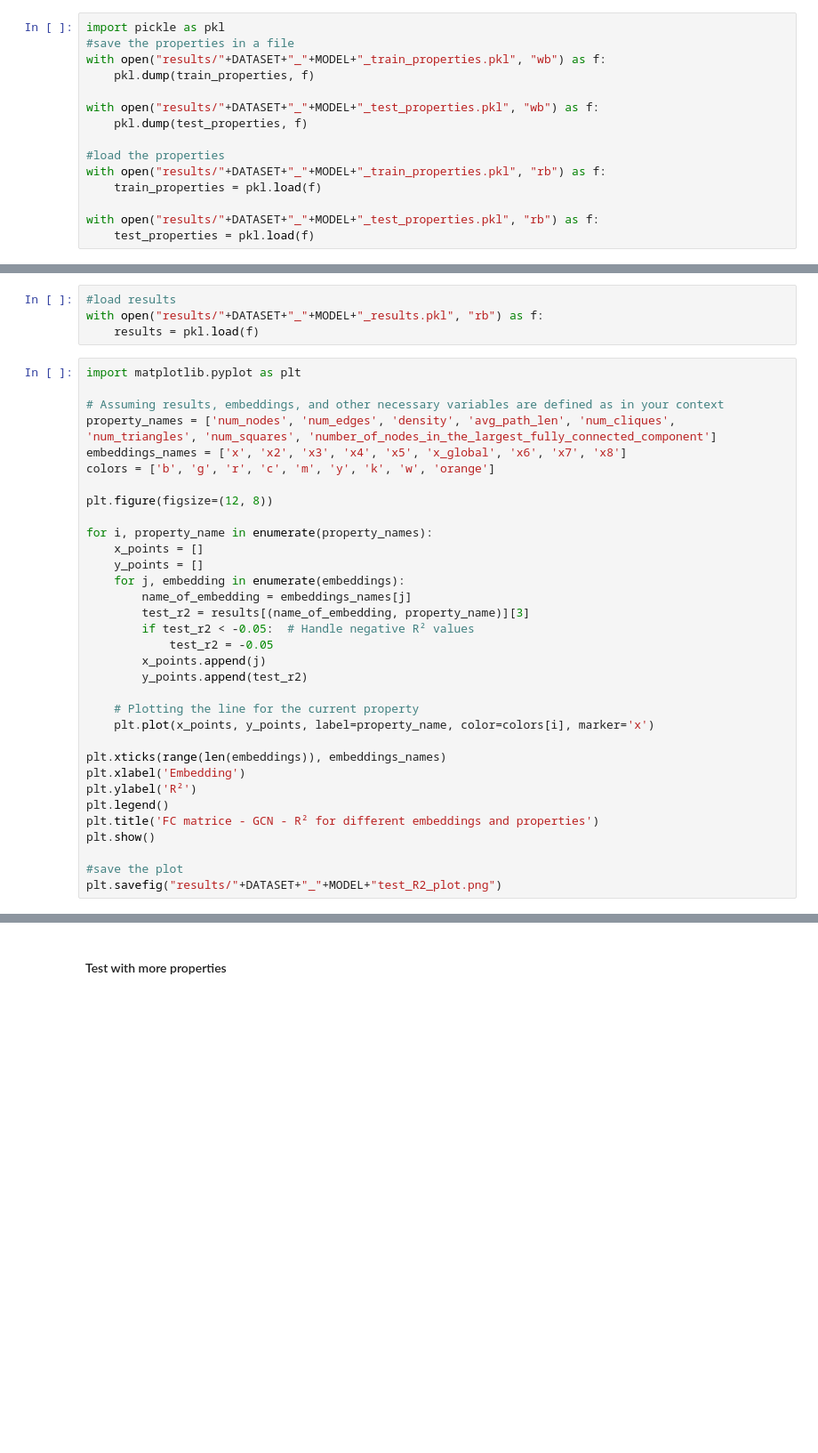
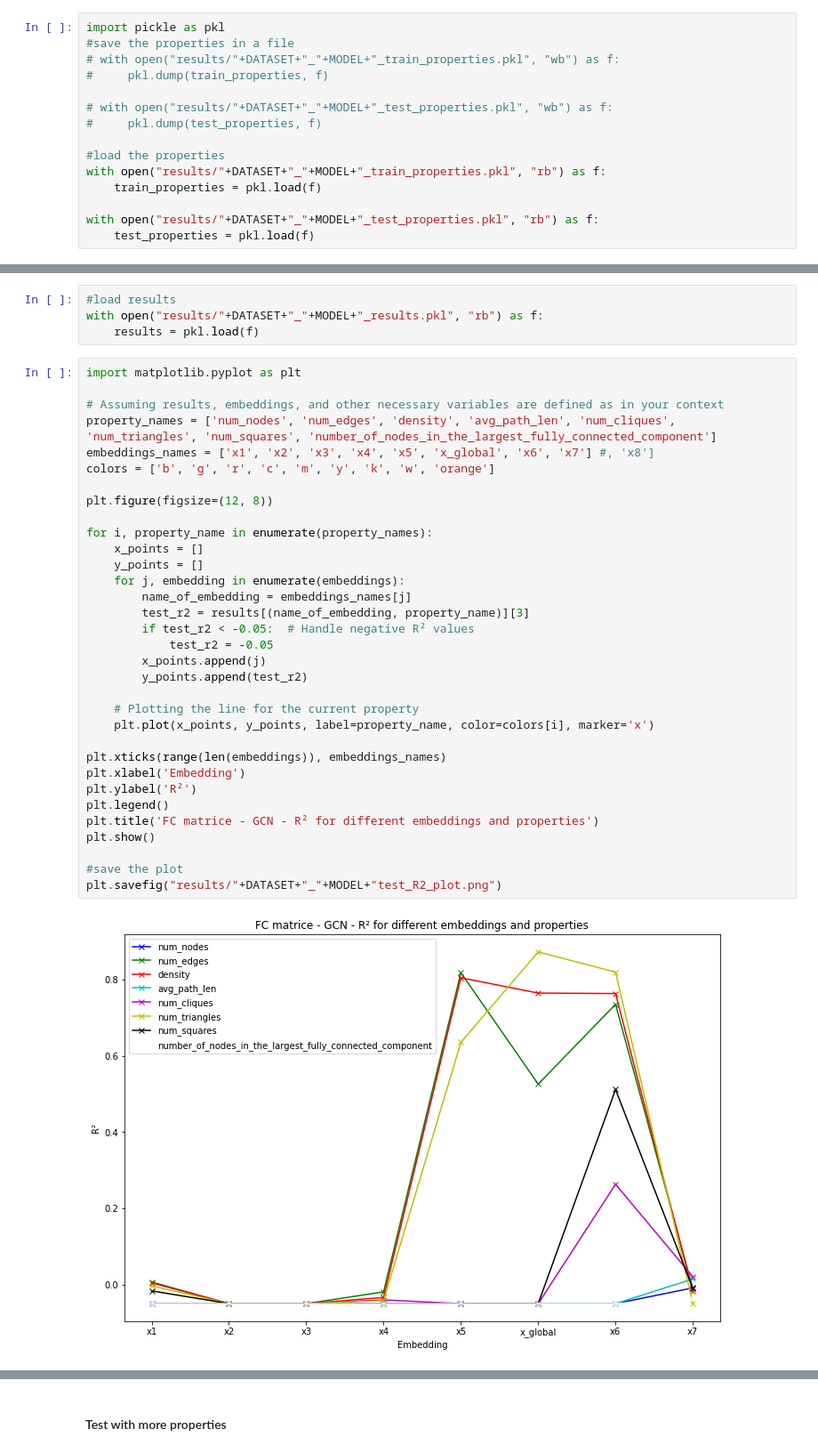
Before and after one commit to TomPelletreauDuris/Probing-GNN-representations, a Jupyter notebook: FC_probing_GIN_MDD.ipynb, the cells around one changed output, grey strips where cells are left out. Shown at 89% size. Drawn from its saved outputs; the diff is of its cells as text; blank space fills up the shorter version.

```diff
--- a/FC_probing_GIN_MDD.ipynb
+++ b/FC_probing_GIN_MDD.ipynb
@@ -248,11 +248,11 @@ train_properties[0:5]
 # %%
 import pickle as pkl
 #save the properties in a file
-with open("results/"+DATASET+"_"+MODEL+"_train_properties.pkl", "wb") as f:
-    pkl.dump(train_properties, f)
+# with open("results/"+DATASET+"_"+MODEL+"_train_properties.pkl", "wb") as f:
+#     pkl.dump(train_properties, f)
 
-with open("results/"+DATASET+"_"+MODEL+"_test_properties.pkl", "wb") as f:
-    pkl.dump(test_properties, f)
+# with open("results/"+DATASET+"_"+MODEL+"_test_properties.pkl", "wb") as f:
+#     pkl.dump(test_properties, f)
 
 #load the properties
 with open("results/"+DATASET+"_"+MODEL+"_train_properties.pkl", "rb") as f:
@@ -453,31 +453,33 @@ import matplotlib.pyplot as plt
 
 # Assuming results, embeddings, and other necessary variables are defined as in your context
 property_names = ['num_nodes', 'num_edges', 'density', 'avg_path_len', 'num_cliques', 'num_triangles', 'num_squares', 'number_of_nodes_in_the_largest_fully_connected_component']
-embeddings_names = ['x', 'x2', 'x3', 'x4', 'x5', 'x_global', 'x6', 'x7', 'x8']
+embeddings_names = ['x1', 'x2', 'x3', 'x4', 'x5', 'x_global', 'x6', 'x7'] #, 'x8']
 colors = ['b', 'g', 'r', 'c', 'm', 'y', 'k', 'w', 'orange']
 
 plt.figure(figsize=(12, 8))
 
 for i, property_name in enumerate(property_names):
     x_points = []
     y_points = []
     for j, embedding in enumerate(embeddings):
         name_of_embedding = embeddings_names[j]
         test_r2 = results[(name_of_embedding, property_name)][3]
         if test_r2 < -0.05:  # Handle negative R² values
             test_r2 = -0.05
         x_points.append(j)
         y_points.append(test_r2)
 
     # Plotting the line for the current property
     plt.plot(x_points, y_points, label=property_name, color=colors[i], marker='x')
 
 plt.xticks(range(len(embeddings)), embeddings_names)
 plt.xlabel('Embedding')
 plt.ylabel('R²')
 plt.legend()
 plt.title('FC matrice - GCN - R² for different embeddings and properties')
 plt.show()
 
 #save the plot
 plt.savefig("results/"+DATASET+"_"+MODEL+"test_R2_plot.png")
+# %% [output]
+[figure, added]
```
Also changed, not shown: parts of 7 cells of this notebook, 15 other files.
